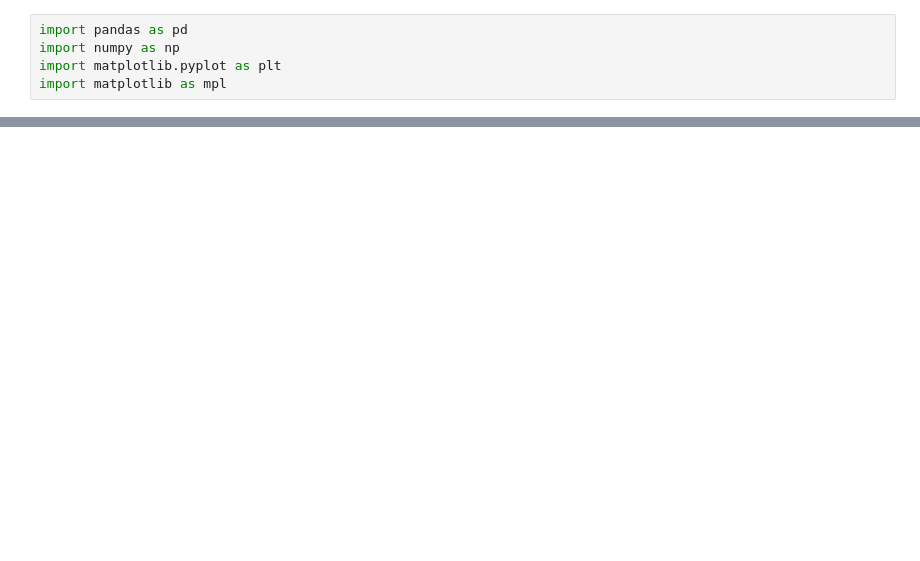
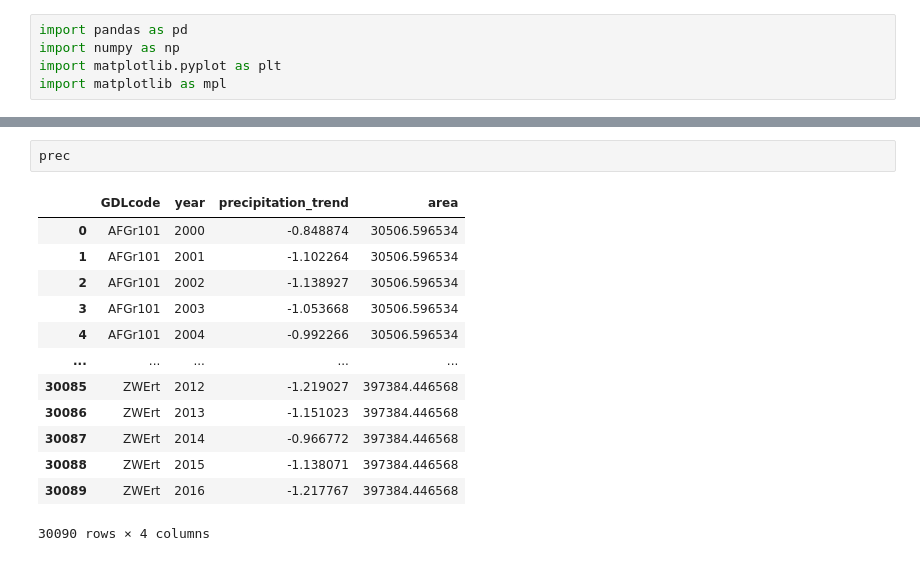
Before and after one commit to mcc-apsis/CVM3, a Jupyter notebook: figure_impact.ipynb, the cells around one changed output, grey strips where cells are left out. Drawn from its saved outputs; the diff is of its cells as text; blank space fills up the shorter version.

```diff
--- a/figure_impact.ipynb
+++ b/figure_impact.ipynb
@@ -35,0 +66,16 @@ df.head()
+# %%
+prec
+# %% [output]
+|  | GDLcode | year | precipitation_trend | area |
+| 0 | AFGr101 | 2000 | -0.848874 | 30506.596534 |
+| 1 | AFGr101 | 2001 | -1.102264 | 30506.596534 |
+| 2 | AFGr101 | 2002 | -1.138927 | 30506.596534 |
+| 3 | AFGr101 | 2003 | -1.053668 | 30506.596534 |
+| 4 | AFGr101 | 2004 | -0.992266 | 30506.596534 |
+| ... | ... | ... | ... | ... |
+| 30085 | ZWErt | 2012 | -1.219027 | 397384.446568 |
+| 30086 | ZWErt | 2013 | -1.151023 | 397384.446568 |
+| 30087 | ZWErt | 2014 | -0.966772 | 397384.446568 |
+| 30088 | ZWErt | 2015 | -1.138071 | 397384.446568 |
+| 30089 | ZWErt | 2016 | -1.217767 | 397384.446568 |
+30090 rows × 4 columns
```
Also changed, not shown: parts of 12 cells of this notebook, 4 other files.
